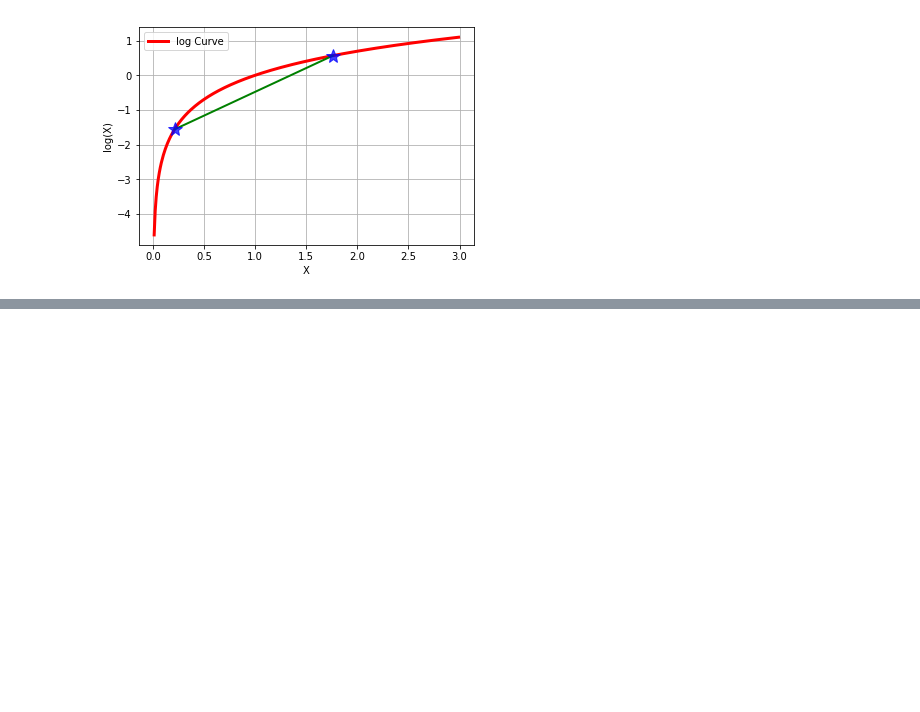
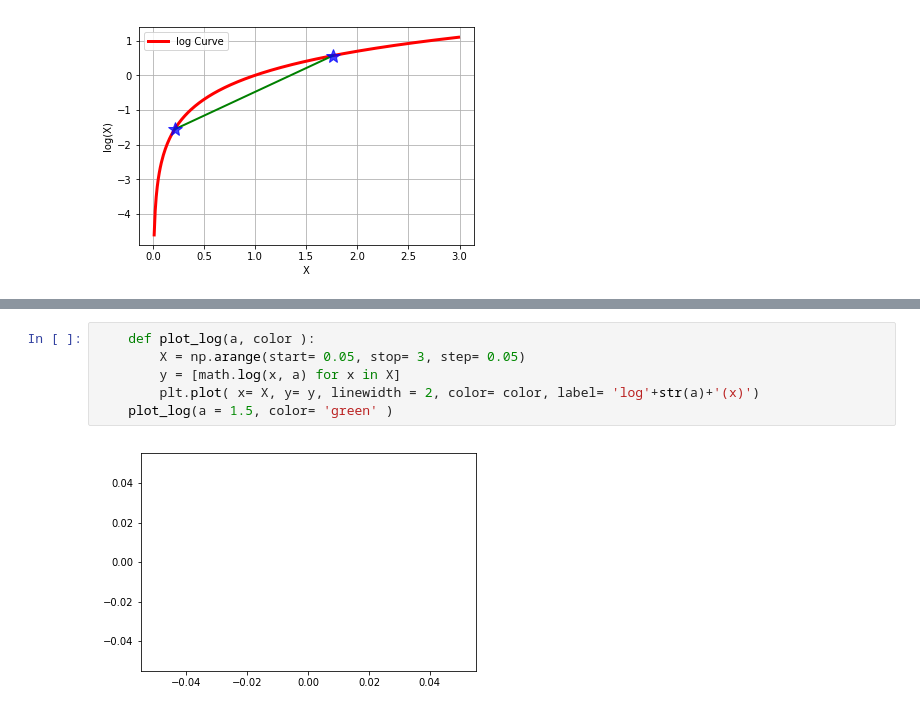
Before and after one commit to tukichen/Visualization_in_python, a Jupyter notebook: Math for Machine Learning.ipynb, the cells around one changed output, grey strips where cells are left out. Drawn from its saved outputs; the diff is of its cells as text; blank space fills up the shorter version.

```diff
--- a/Math for Machine Learning.ipynb
+++ b/Math for Machine Learning.ipynb
@@ -24,0 +51,8 @@ plot_function_curve(function = math.log, function_name = 'log(X)', min_x= 0.01,
+# %%
+    def plot_log(a, color ):
+        X = np.arange(start= 0.05, stop= 3, step= 0.05)
+        y = [math.log(x, a) for x in X]
+        plt.plot( x= X, y= y, linewidth = 2, color= color, label= 'log'+str(a)+'(x)')
+    plot_log(a = 1.5, color= 'green' )
+# %% [output]
+[figure, added]
```
Also changed, not shown: parts of 10 cells of this notebook.
